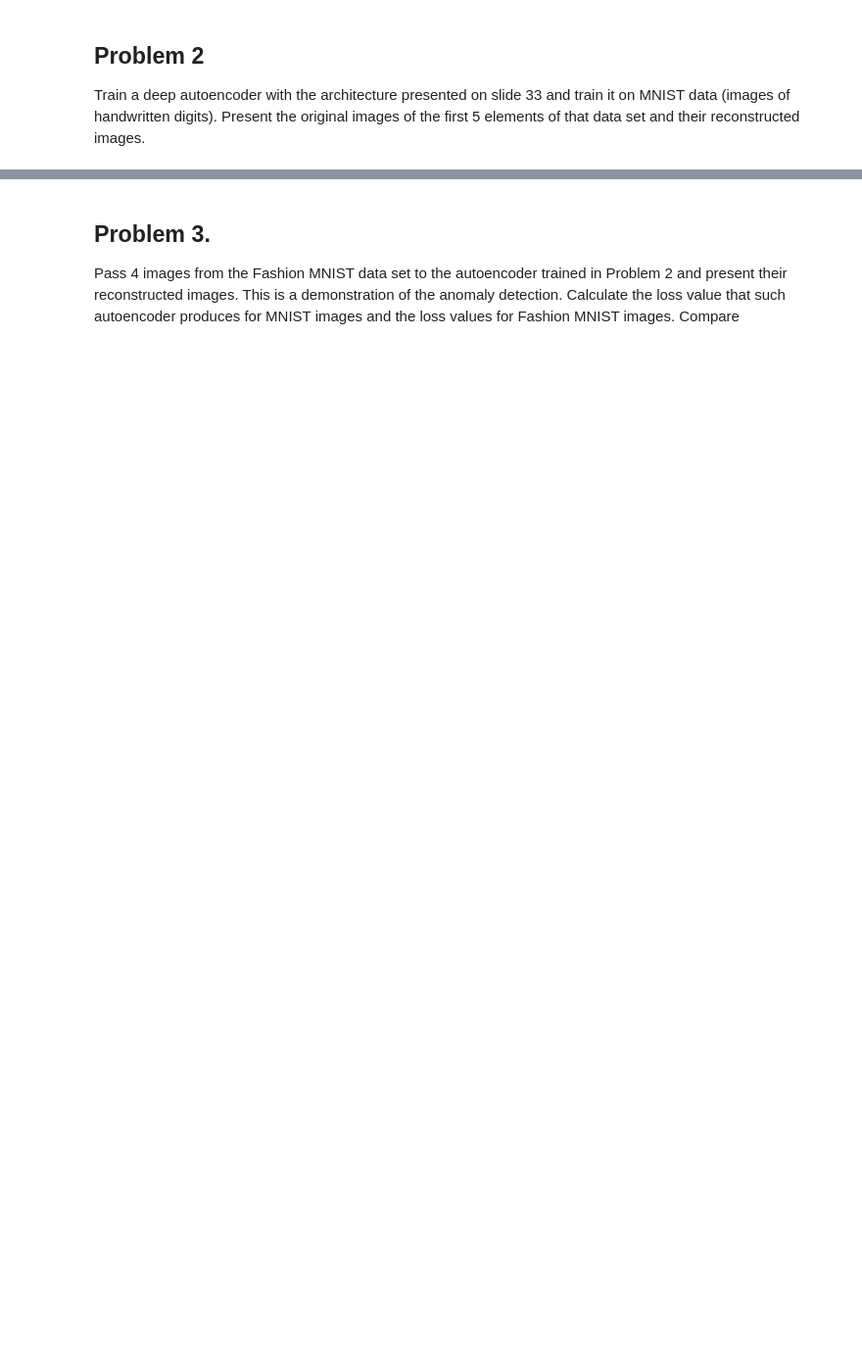
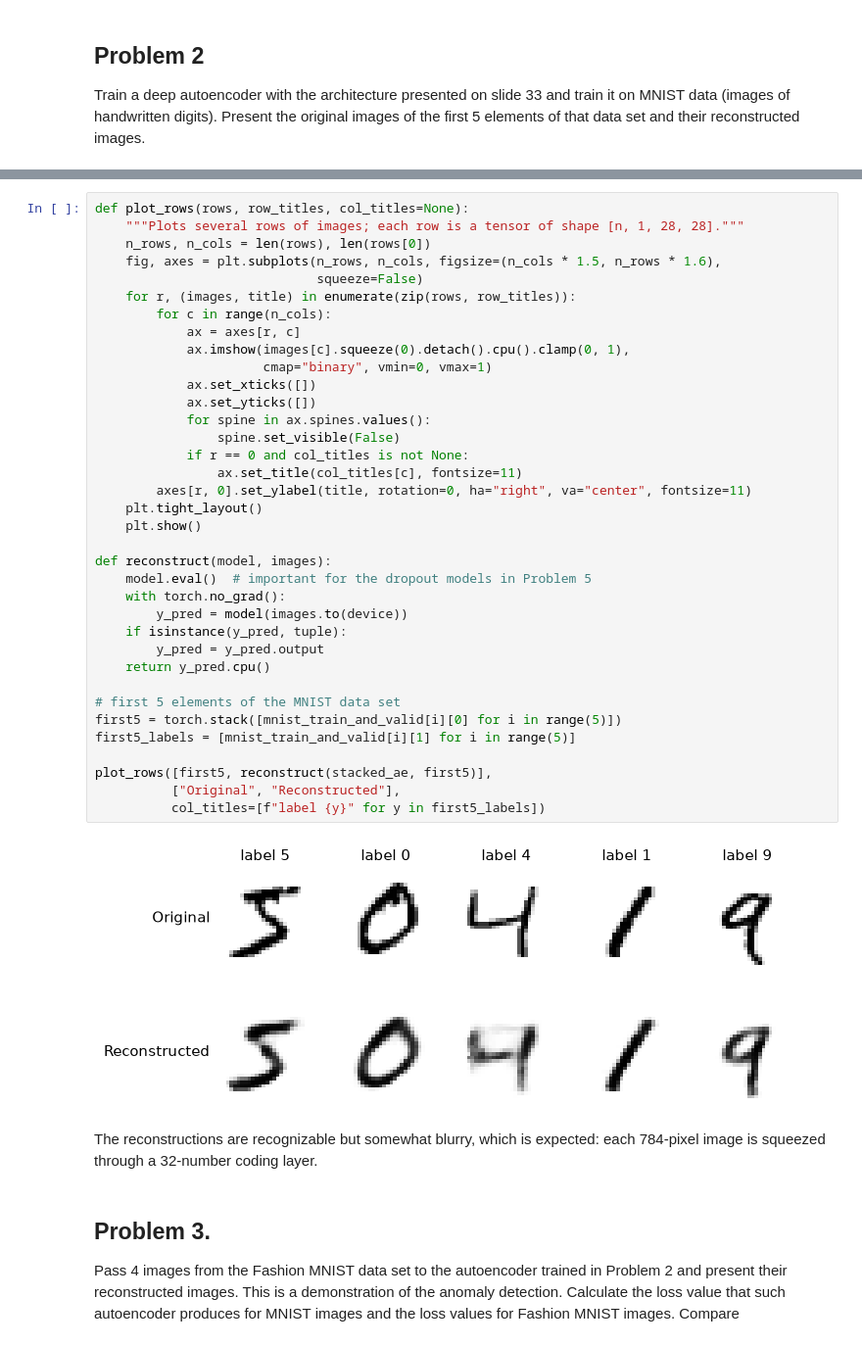
Before and after one commit to Zoe12341/deep_learning_course, a Jupyter notebook: ps_6/buck_ps_6.ipynb, the cells around one changed output, grey strips where cells are left out. Shown at 98% size. Cells and saved outputs as stored; diff of their text form; blank space fills up the shorter version.

```diff
--- a/ps_6/buck_ps_6.ipynb
+++ b/ps_6/buck_ps_6.ipynb
@@ -210,3 +270,43 @@ stacked_ae = nn.Sequential(stacked_encoder, stacked_decoder).to(device)
+# %%
+def plot_rows(rows, row_titles, col_titles=None):
+    """Plots several rows of images; each row is a tensor of shape [n, 1, 28, 28]."""
+    n_rows, n_cols = len(rows), len(rows[0])
+    fig, axes = plt.subplots(n_rows, n_cols, figsize=(n_cols * 1.5, n_rows * 1.6),
+                             squeeze=False)
+    for r, (images, title) in enumerate(zip(rows, row_titles)):
+        for c in range(n_cols):
+            ax = axes[r, c]
+            ax.imshow(images[c].squeeze(0).detach().cpu().clamp(0, 1),
+                      cmap="binary", vmin=0, vmax=1)
+            ax.set_xticks([])
+            ax.set_yticks([])
+            for spine in ax.spines.values():
+                spine.set_visible(False)
+            if r == 0 and col_titles is not None:
+                ax.set_title(col_titles[c], fontsize=11)
+        axes[r, 0].set_ylabel(title, rotation=0, ha="right", va="center", fontsize=11)
+    plt.tight_layout()
+    plt.show()
+
+def reconstruct(model, images):
+    model.eval()  # important for the dropout models in Problem 5
+    with torch.no_grad():
+        y_pred = model(images.to(device))
+    if isinstance(y_pred, tuple):
+        y_pred = y_pred.output
+    return y_pred.cpu()
+
+# first 5 elements of the MNIST data set
+first5 = torch.stack([mnist_train_and_valid[i][0] for i in range(5)])
+first5_labels = [mnist_train_and_valid[i][1] for i in range(5)]
+
+plot_rows([first5, reconstruct(stacked_ae, first5)],
+          ["Original", "Reconstructed"],
+          col_titles=[f"label {y}" for y in first5_labels])
+# %% [output]
+[figure, added]
+# %% [markdown]
+The reconstructions are recognizable but somewhat blurry, which is expected: each 784-pixel image is squeezed through a 32-number coding layer.
 # %% [markdown]
 ## Problem 3.
 Pass 4 images from the Fashion MNIST data set to the autoencoder trained in Problem 2 and present their reconstructed images. This is a demonstration of the anomaly detection. Calculate the loss value that such autoencoder produces for MNIST images and the loss values for Fashion MNIST images. Compare
```
Also changed, not shown: parts of 32 cells of this notebook, 2 other files.
